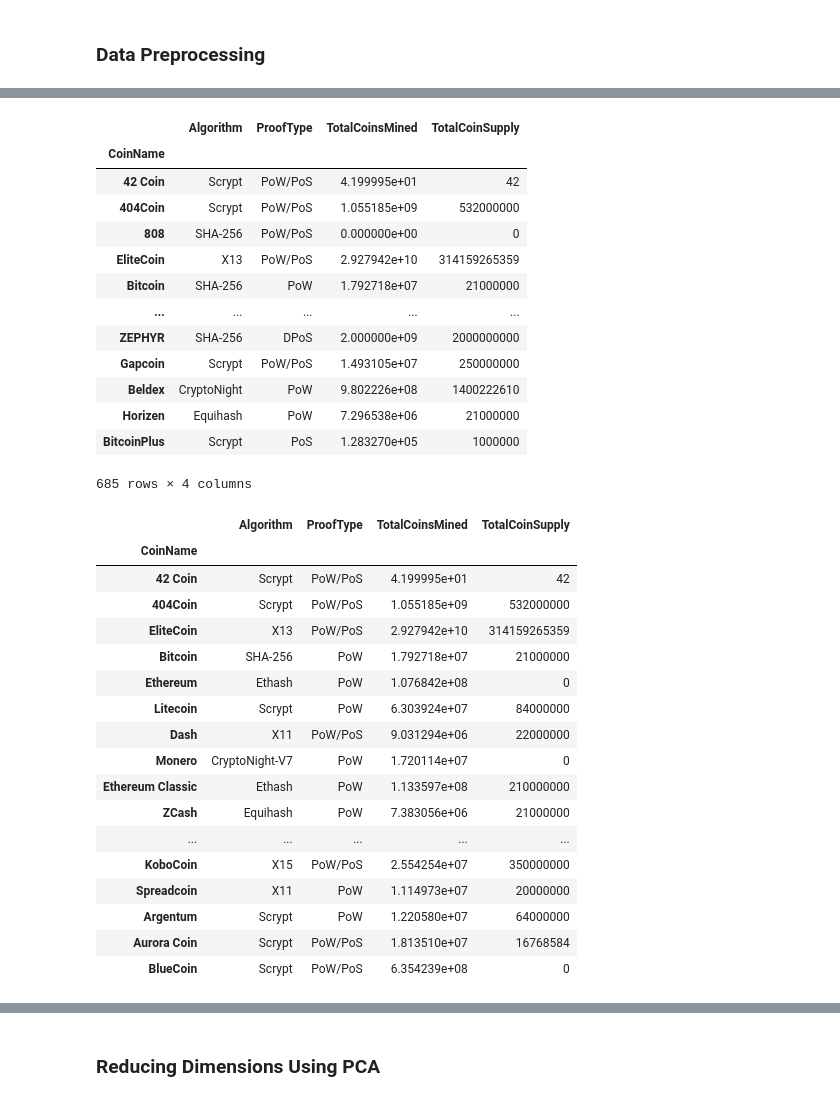
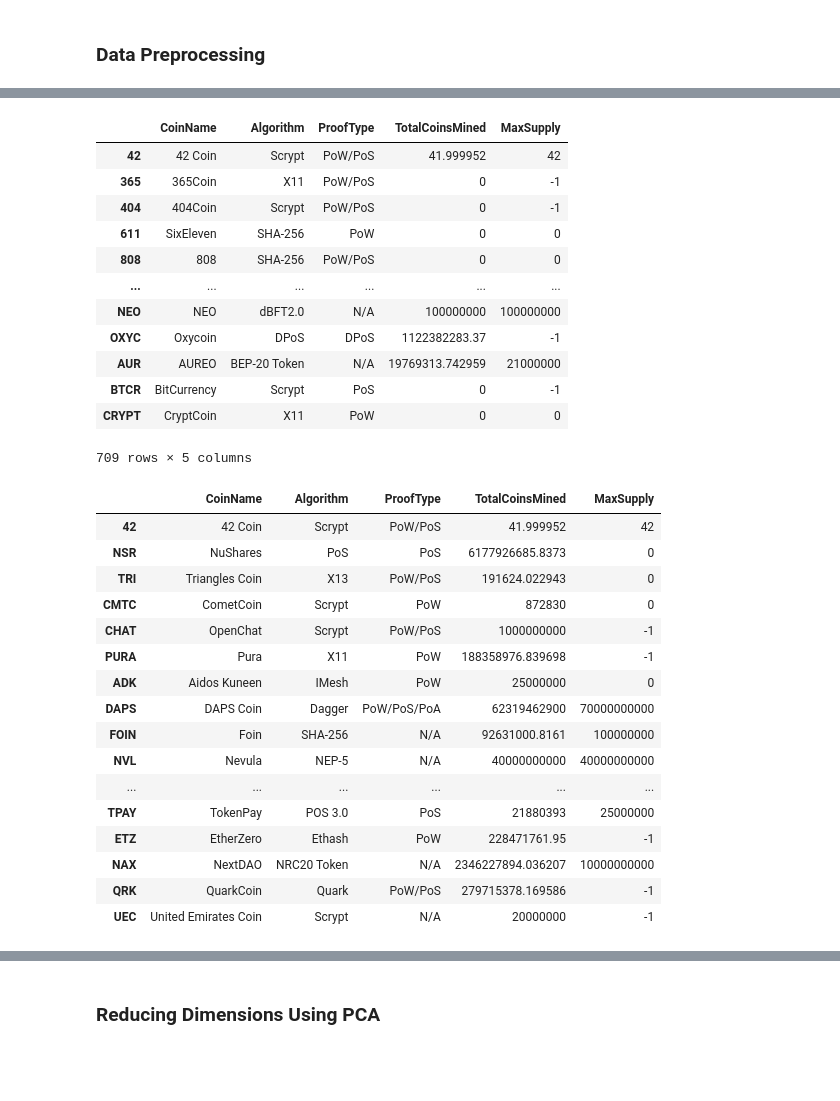
Before and after one commit to Angelboy-commercial/AWS-challenge, a Jupyter notebook: crypto_clustering.ipynb, the cells around one changed output, grey strips where cells are left out. Cells and saved outputs as stored; diff of their text form; code cells hidden in the pictures; blank space fills up the shorter version.

```diff
--- a/crypto_clustering.ipynb
+++ b/crypto_clustering.ipynb
@@ -37,4 +37,5 @@ crypto = requests.get(url).json()
 #          'Supply': total_supply
 #     })
 
-# crypto_df = crypto_clean(crypto)
+crypto_df = pd.DataFrame(crypto['Data']).T
+crypto_df.head()
@@ -42,8 +51,8 @@ crypto = requests.get(url).json()
 # Alternatively, use the provided csv file:
 # file_path = Path("Resources/crypto_data.csv")
 
-crypto_df = pd.read_csv('crypto_data.csv', index_col="CoinName")
-crypto_df = crypto_df.drop(columns=['Unnamed: 0'], axis=1)
+# crypto_df = pd.read_csv('crypto_data.csv', index_col="CoinName")
+# crypto_df = crypto_df.drop(columns=['Unnamed: 0'], axis=1)
 
 crypto_df
 # %% [output]
@@ -66,8 +74,11 @@ crypto_df
 # %%
 # Keep only necessary columns:
 # 'CoinName','Algorithm','IsTrading','ProofType','TotalCoinsMined','TotalCoinSupply'
+crypto_df = crypto_df[['CoinName','Algorithm','IsTrading','ProofType','TotalCoinsMined','MaxSupply']]
 # %%
 # Keep only cryptocurrencies that are trading
 crypto_df = crypto_df[crypto_df['IsTrading'] == True]
 # %%
 # Keep only cryptocurrencies with a working algorithm
+crypto_df = crypto_df[crypto_df['Algorithm'] != "N/A"]
+crypto_df
@@ -79,42 +104,40 @@ crypto_df = crypto_df.drop(columns="IsTrading")
 crypto_df = crypto_df.dropna(axis=0, how='any')
 crypto_df
 # %% [output]
-|  | Algorithm | ProofType | TotalCoinsMined | TotalCoinSupply |
-| CoinName |  |  |  |  |
-| 42 Coin | Scrypt | PoW/PoS | 4.199995e+01 | 42 |
-| 404Coin | Scrypt | PoW/PoS | 1.055185e+09 | 532000000 |
-| 808 | SHA-256 | PoW/PoS | 0.000000e+00 | 0 |
-| EliteCoin | X13 | PoW/PoS | 2.927942e+10 | 314159265359 |
-| Bitcoin | SHA-256 | PoW | 1.792718e+07 | 21000000 |
-| ... | ... | ... | ... | ... |
-| ZEPHYR | SHA-256 | DPoS | 2.000000e+09 | 2000000000 |
-| Gapcoin | Scrypt | PoW/PoS | 1.493105e+07 | 250000000 |
-| Beldex | CryptoNight | PoW | 9.802226e+08 | 1400222610 |
-| Horizen | Equihash | PoW | 7.296538e+06 | 21000000 |
-| BitcoinPlus | Scrypt | PoS | 1.283270e+05 | 1000000 |
+|  | CoinName | Algorithm | ProofType | TotalCoinsMined | MaxSupply |
+| 42 | 42 Coin | Scrypt | PoW/PoS | 41.999952 | 42 |
+| 365 | 365Coin | X11 | PoW/PoS | 0 | -1 |
+| 404 | 404Coin | Scrypt | PoW/PoS | 0 | -1 |
+| 611 | SixEleven | SHA-256 | PoW | 0 | 0 |
+| 808 | 808 | SHA-256 | PoW/PoS | 0 | 0 |
+| ... | ... | ... | ... | ... | ... |
+| NEO | NEO | dBFT2.0 | N/A | 100000000 | 100000000 |
+| OXYC | Oxycoin | DPoS | DPoS | 1122382283.37 | -1 |
+| AUR | AUREO | BEP-20 Token | N/A | 19769313.742959 | 21000000 |
+| BTCR | BitCurrency | Scrypt | PoS | 0 | -1 |
+| CRYPT | CryptCoin | X11 | PoW | 0 | 0 |
-685 rows × 4 columns
+709 rows × 5 columns
 # %%
 # Remove rows with cryptocurrencies having no coins mined
-crypto_df = crypto_df[crypto_df['TotalCoinsMined'] > 1]
+crypto_df = crypto_df[crypto_df['TotalCoinsMined'] > 0]
 crypto_df.head(20)
 # %% [output]
-|  | Algorithm | ProofType | TotalCoinsMined | TotalCoinSupply |
-| CoinName |  |  |  |  |
-| 42 Coin | Scrypt | PoW/PoS | 4.199995e+01 | 42 |
-| 404Coin | Scrypt | PoW/PoS | 1.055185e+09 | 532000000 |
-| EliteCoin | X13 | PoW/PoS | 2.927942e+10 | 314159265359 |
-| Bitcoin | SHA-256 | PoW | 1.792718e+07 | 21000000 |
-| Ethereum | Ethash | PoW | 1.076842e+08 | 0 |
-| Litecoin | Scrypt | PoW | 6.303924e+07 | 84000000 |
-| Dash | X11 | PoW/PoS | 9.031294e+06 | 22000000 |
-| Monero | CryptoNight-V7 | PoW | 1.720114e+07 | 0 |
-| Ethereum Classic | Ethash | PoW | 1.133597e+08 | 210000000 |
-| ZCash | Equihash | PoW | 7.383056e+06 | 21000000 |
-| ... | ... | ... | ... | ... |
-| KoboCoin | X15 | PoW/PoS | 2.554254e+07 | 350000000 |
-| Spreadcoin | X11 | PoW | 1.114973e+07 | 20000000 |
-| Argentum | Scrypt | PoW | 1.220580e+07 | 64000000 |
-| Aurora Coin | Scrypt | PoW/PoS | 1.813510e+07 | 16768584 |
-| BlueCoin | Scrypt | PoW/PoS | 6.354239e+08 | 0 |
+|  | CoinName | Algorithm | ProofType | TotalCoinsMined | MaxSupply |
+| 42 | 42 Coin | Scrypt | PoW/PoS | 41.999952 | 42 |
+| NSR | NuShares | PoS | PoS | 6177926685.8373 | 0 |
+| TRI | Triangles Coin | X13 | PoW/PoS | 191624.022943 | 0 |
+| CMTC | CometCoin | Scrypt | PoW | 872830 | 0 |
+| CHAT | OpenChat | Scrypt | PoW/PoS | 1000000000 | -1 |
+| PURA | Pura | X11 | PoW | 188358976.839698 | -1 |
+| ADK | Aidos Kuneen | IMesh | PoW | 25000000 | 0 |
+| DAPS | DAPS Coin | Dagger | PoW/PoS/PoA | 62319462900 | 70000000000 |
+| FOIN | Foin | SHA-256 | N/A | 92631000.8161 | 100000000 |
+| NVL | Nevula | NEP-5 | N/A | 40000000000 | 40000000000 |
+| ... | ... | ... | ... | ... | ... |
+| TPAY | TokenPay | POS 3.0 | PoS | 21880393 | 25000000 |
+| ETZ | EtherZero | Ethash | PoW | 228471761.95 | -1 |
+| NAX | NextDAO | NRC20 Token | N/A | 2346227894.036207 | 10000000000 |
+| QRK | QuarkCoin | Quark | PoW/PoS | 279715378.169586 | -1 |
+| UEC | United Emirates Coin | Scrypt | N/A | 20000000 | -1 |
 # %%
 # Drop rows where there are 'N/A' text values
```
Also changed, not shown: parts of 19 cells of this notebook.
